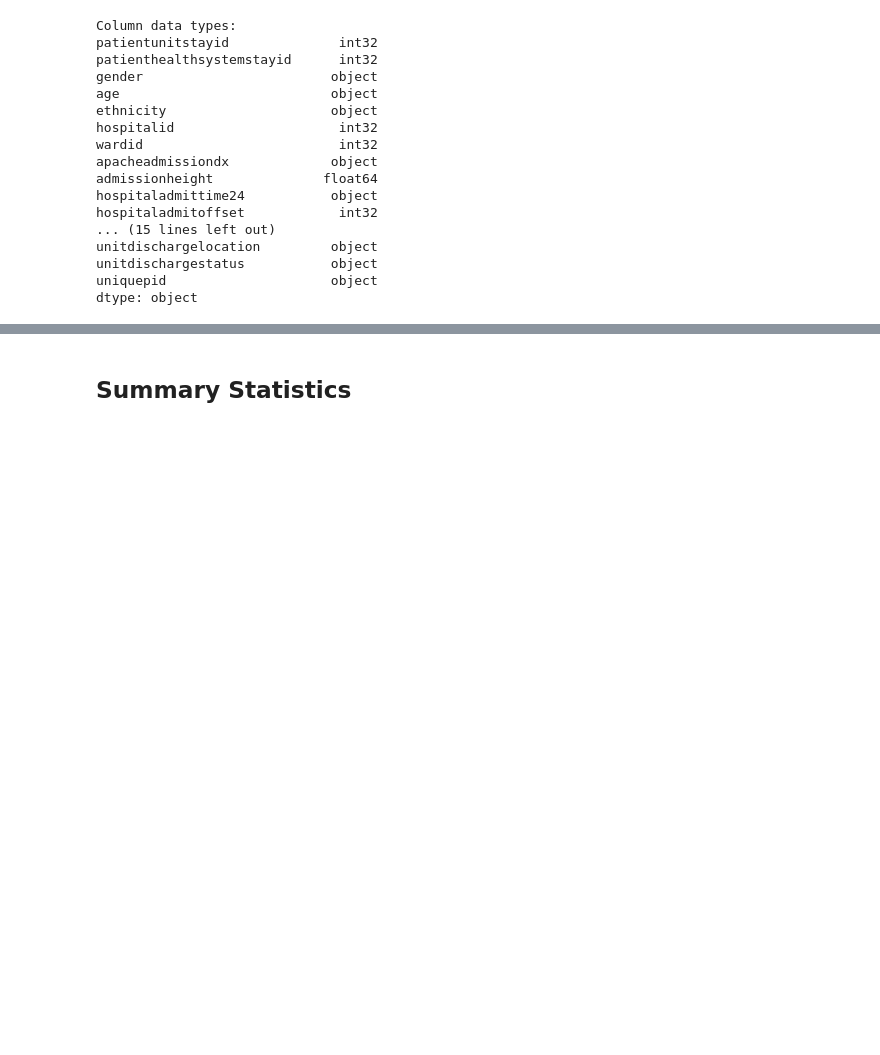
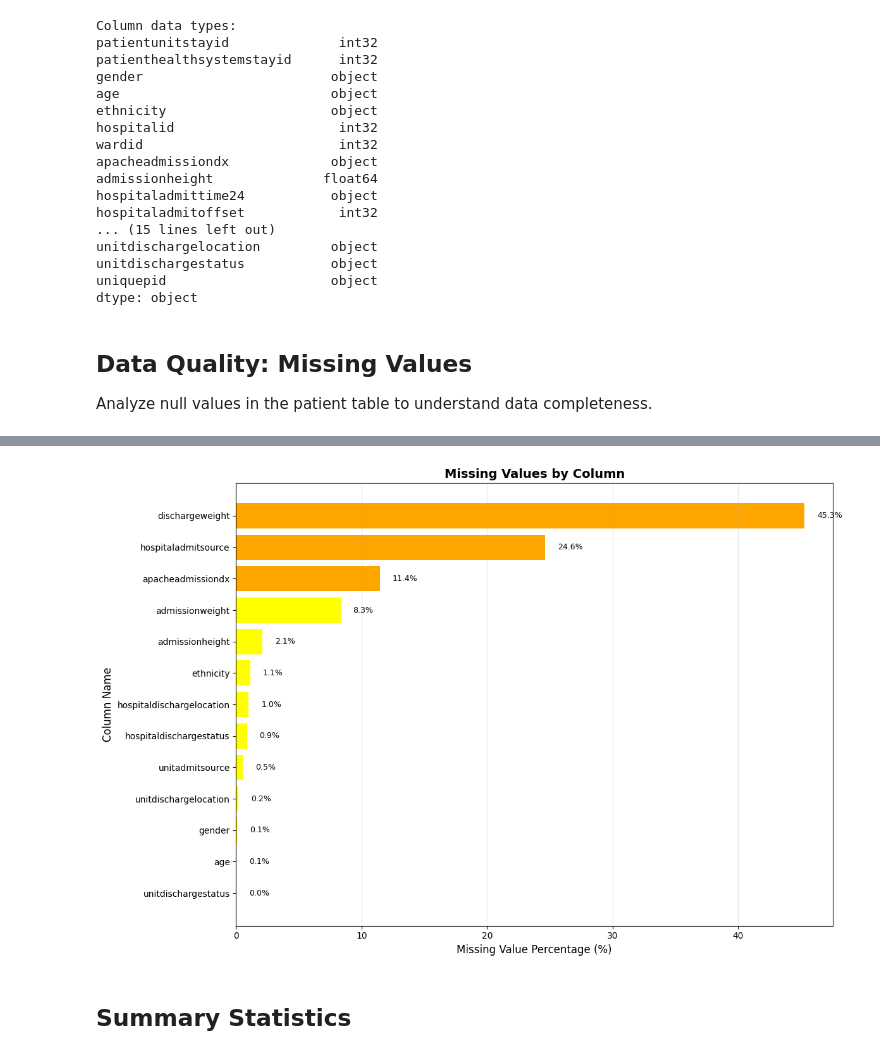
Before and after one commit to umdnp/ari510capstone-fedlearn, a Jupyter notebook: notebooks/exploratory/01_database_exploration.ipynb, the cells around one changed output, grey strips where cells are left out. Saved outputs shown, nothing was run; the diff lists cells and outputs as text; code cells hidden in the pictures; blank space fills up the shorter version.

```diff
--- a/notebooks/exploratory/01_database_exploration.ipynb
+++ b/notebooks/exploratory/01_database_exploration.ipynb
@@ -9,10 +9,15 @@ import duckdb
 import pandas as pd
 import numpy as np
 import altair as alt
+import matplotlib.pyplot as plt
 
 # Set display options
 pd.set_option('display.max_columns', None)
 pd.set_option('display.max_rows', 100)
+
+# Matplotlib settings
+plt.style.use('default')
+%matplotlib inline
 # %% [markdown]
 ## Connect to Database
 # %%
@@ -128,3 +133,77 @@ unitdischargelocation         object
 unitdischargestatus           object
 uniquepid                     object
 dtype: object
+# %% [markdown]
+## Data Quality: Missing Values
+
+Analyze null values in the patient table to understand data completeness.
+# %%
+# Query to get all patient data for null analysis
+null_check_query = """
+SELECT * FROM patient
+"""
+
+df_patient = conn.execute(null_check_query).fetchdf()
+
+print(f"Total records in patient table: {len(df_patient):,}")
+print(f"Total columns: {len(df_patient.columns)}")
+
+# Calculate missing values for each column
+missing_data = pd.DataFrame({
+    'column': df_patient.columns,
+    'null_count': df_patient.isnull().sum(),
+    'null_percentage': (df_patient.isnull().sum() / len(df_patient) * 100).round(2),
+    'non_null_count': df_patient.notnull().sum(),
+    'data_type': df_patient.dtypes
+})
+
+# Sort by null percentage descending
+missing_data = missing_data.sort_values('null_percentage', ascending=False)
+
+print("\n" + "=" * 80)
+print("MISSING VALUE ANALYSIS")
+print("=" * 80)
+print(missing_data.to_string(index=False))
+
+# Show only columns with missing values
+print("\n" + "=" * 80)
+print("COLUMNS WITH MISSING VALUES (> 0%)")
+print("=" * 80)
+missing_only = missing_data[missing_data['null_percentage'] > 0]
+print(missing_only.to_string(index=False))
+
+# Summary statistics
+print("\n" + "=" * 80)
+print("SUMMARY")
+print("=" * 80)
+print(f"Columns with no missing values: {len(missing_data[missing_data['null_percentage'] == 0])}")
+print(f"Columns with missing values: {len(missing_data[missing_data['null_percentage'] > 0])}")
+print(f"Columns with >50% missing: {len(missing_data[missing_data['null_percentage'] > 50])}")
+print(f"Columns with >90% missing: {len(missing_data[missing_data['null_percentage'] > 90])}")
+
+# Visualize missing data for columns with >0% missing
+import matplotlib.pyplot as plt
+
+if len(missing_only) > 0:
+    fig, ax = plt.subplots(figsize=(12, 8))
+
+    # Sort for better visualization
+    missing_plot = missing_only.sort_values('null_percentage')
+
+    colors = ['red' if x > 50 else 'orange' if x > 10 else 'yellow' for x in missing_plot['null_percentage']]
+
+    ax.barh(missing_plot['column'], missing_plot['null_percentage'], color=colors)
+    ax.set_xlabel('Missing Value Percentage (%)', fontsize=12)
+    ax.set_ylabel('Column Name', fontsize=12)
+    ax.set_title('Missing Values by Column', fontsize=14, fontweight='bold')
+    ax.grid(axis='x', alpha=0.3)
+
+    # Add percentage labels
+    for i, (col, pct) in enumerate(zip(missing_plot['column'], missing_plot['null_percentage'])):
+        ax.text(pct + 1, i, f'{pct:.1f}%', va='center', fontsize=9)
+
+    plt.tight_layout()
+    plt.show()
+else:
+    print("\nNo missing values found in any column!")
+# %% [output]
@@ -131,3 +227,4 @@ dtype: object
+[figure, added]
 # %% [markdown]
 ## Summary Statistics
 # %%
```
Also changed, not shown: parts of 2 cells of this notebook.
